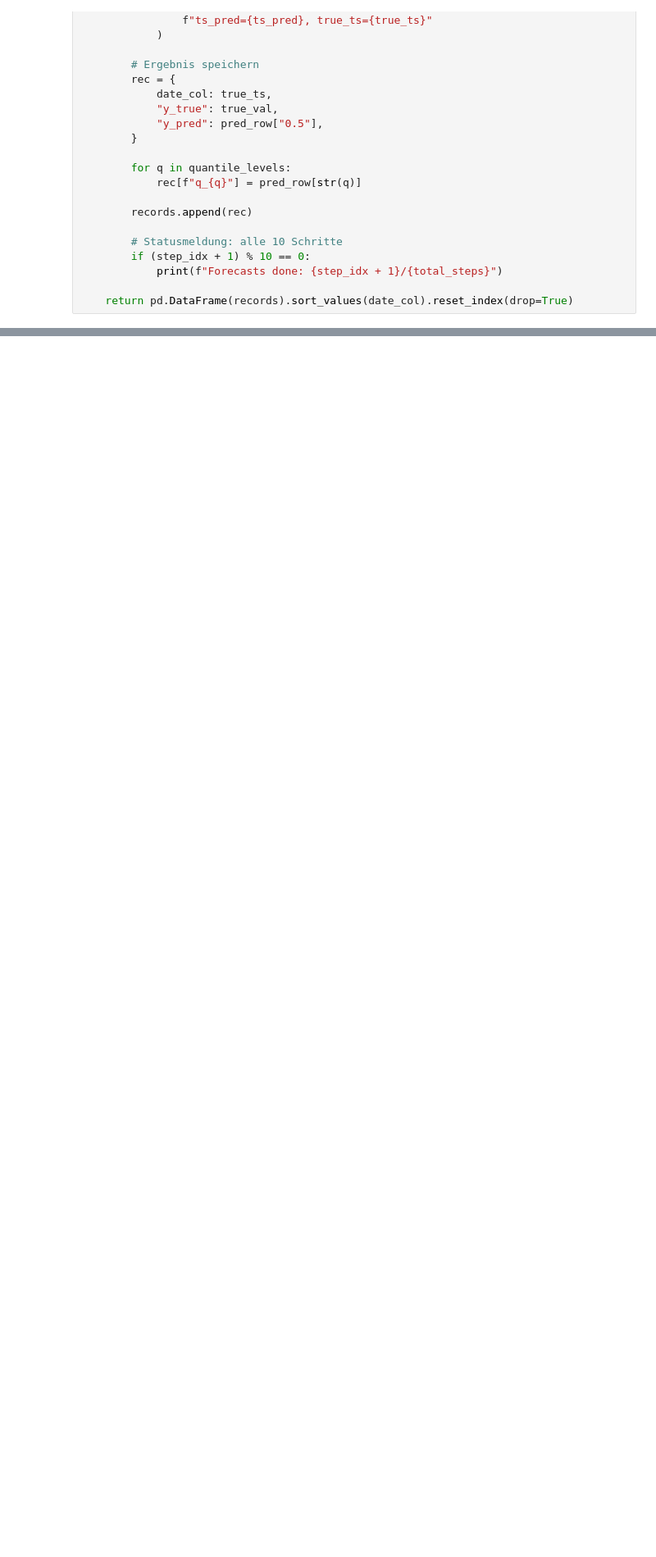
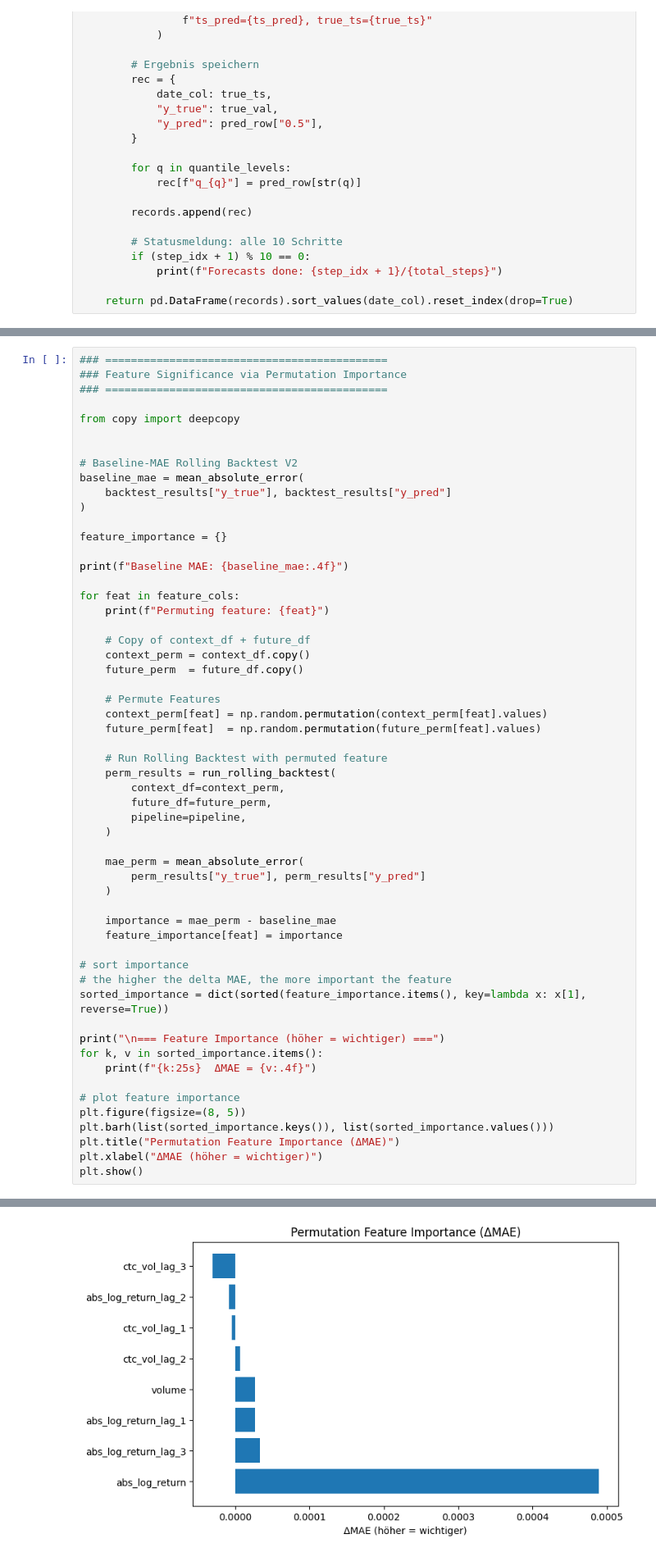
Before and after one commit to gilStettler/stonksai, a Jupyter notebook: inference_chronos2.ipynb, the cells around one changed output, grey strips where cells are left out. Shown at 82% size. Drawn from its saved outputs; the diff is of its cells as text; blank space fills up the shorter version.

```diff
--- a/inference_chronos2.ipynb
+++ b/inference_chronos2.ipynb
@@ -749,0 +759,57 @@ Forecasts done: 300/309
+# %%
+### ============================================
+### Feature Significance via Permutation Importance
+### ============================================
+
+from copy import deepcopy
+
+
+# Baseline-MAE Rolling Backtest V2
+baseline_mae = mean_absolute_error(
+    backtest_results["y_true"], backtest_results["y_pred"]
+)
+
+feature_importance = {}
+
+print(f"Baseline MAE: {baseline_mae:.4f}")
+
+for feat in feature_cols:
+    print(f"Permuting feature: {feat}")
+
+    # Copy of context_df + future_df
+    context_perm = context_df.copy()
+    future_perm  = future_df.copy()
+
+    # Permute Features
+    context_perm[feat] = np.random.permutation(context_perm[feat].values)
+    future_perm[feat]  = np.random.permutation(future_perm[feat].values)
+
+    # Run Rolling Backtest with permuted feature
+    perm_results = run_rolling_backtest(
+        context_df=context_perm,
+        future_df=future_perm,
+        pipeline=pipeline,
+    )
+
+    mae_perm = mean_absolute_error(
+        perm_results["y_true"], perm_results["y_pred"]
+    )
+
+    importance = mae_perm - baseline_mae
+    feature_importance[feat] = importance
+
+# sort importance
+# the higher the delta MAE, the more important the feature
+sorted_importance = dict(sorted(feature_importance.items(), key=lambda x: x[1], reverse=True))
+
+print("\n=== Feature Importance (höher = wichtiger) ===")
+for k, v in sorted_importance.items():
+    print(f"{k:25s}  ΔMAE = {v:.4f}")
+
+# plot feature importance
+plt.figure(figsize=(8, 5))
+plt.barh(list(sorted_importance.keys()), list(sorted_importance.values()))
+plt.title("Permutation Feature Importance (ΔMAE)")
+plt.xlabel("ΔMAE (höher = wichtiger)")
+plt.show()
+# %% [output]
@@ -750,3 +833,4 @@ Forecasts done: 300/309
+[figure, added]
 # %%
 # ===========================
 # Plot: Rolling Backtest
```
Also changed, not shown: parts of 13 cells of this notebook.
